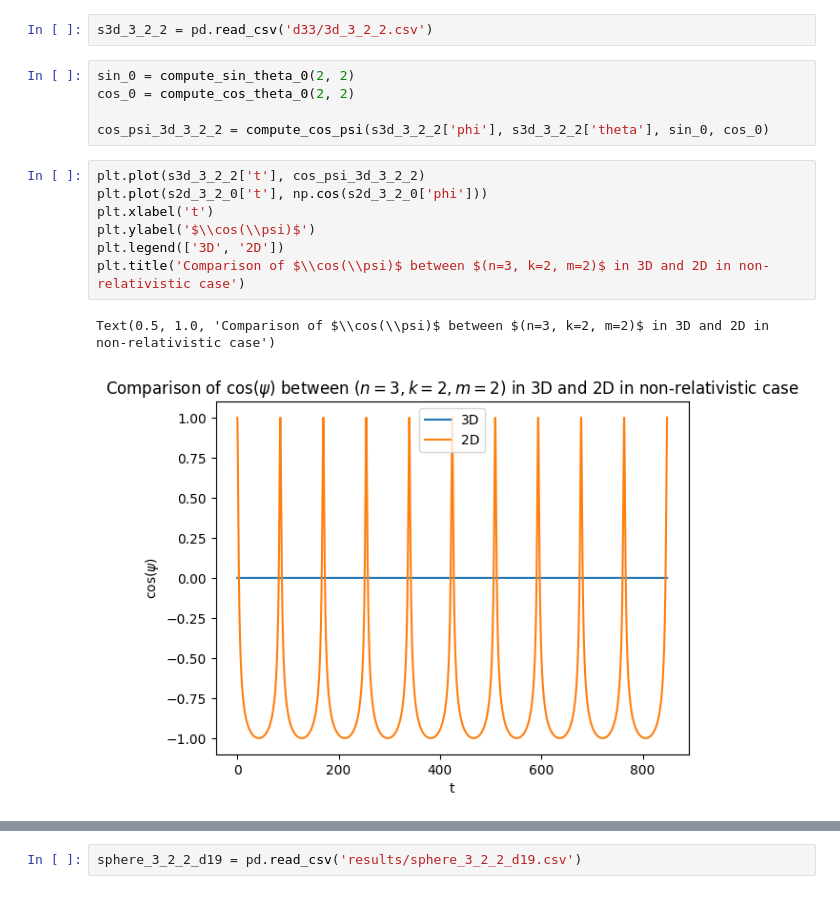
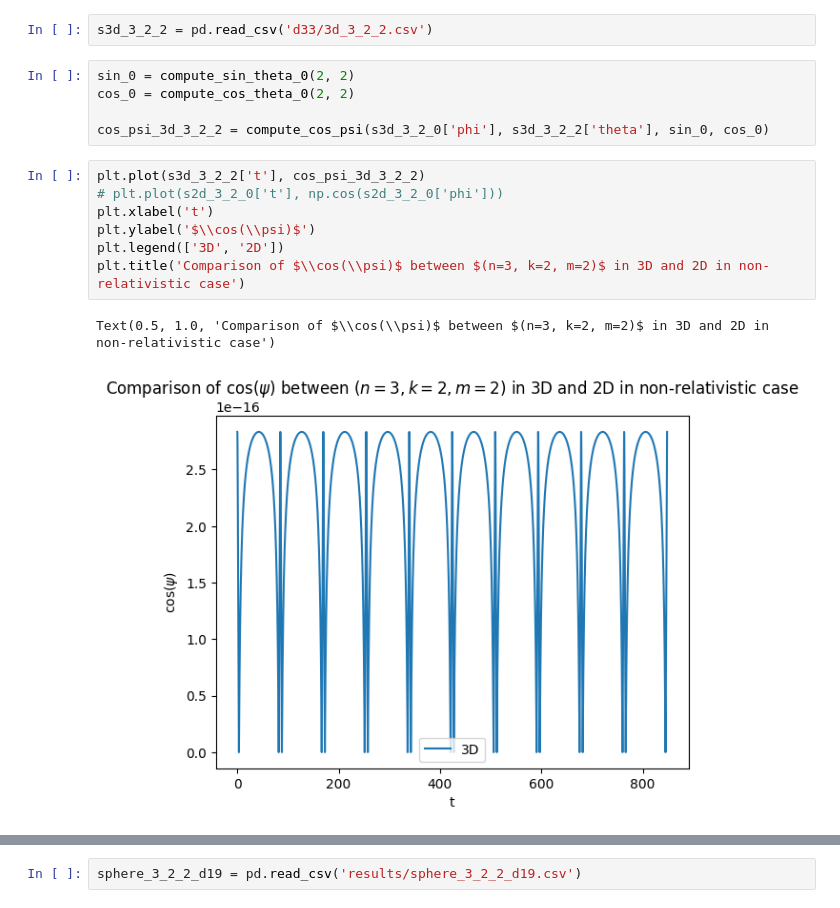
Before and after one commit to musa-salman/BohrAtomSim, a Jupyter notebook: debug/debug_issue_9_0.ipynb, the cells around one changed output, grey strips where cells are left out. Drawn from its saved outputs; the diff is of its cells as text.

```diff
--- a/debug/debug_issue_9_0.ipynb
+++ b/debug/debug_issue_9_0.ipynb
@@ -405,14 +445,14 @@ s3d_3_2_2 = pd.read_csv('d33/3d_3_2_2.csv')
 sin_0 = compute_sin_theta_0(2, 2)
 cos_0 = compute_cos_theta_0(2, 2)
 
-cos_psi_3d_3_2_2 = compute_cos_psi(s3d_3_2_2['phi'], s3d_3_2_2['theta'], sin_0, cos_0)
+cos_psi_3d_3_2_2 = compute_cos_psi(s3d_3_2_0['phi'], s3d_3_2_2['theta'], sin_0, cos_0)
 # %%
 plt.plot(s3d_3_2_2['t'], cos_psi_3d_3_2_2)
-plt.plot(s2d_3_2_0['t'], np.cos(s2d_3_2_0['phi']))
+# plt.plot(s2d_3_2_0['t'], np.cos(s2d_3_2_0['phi']))
 plt.xlabel('t')
 plt.ylabel('$\\cos(\\psi)$')
 plt.legend(['3D', '2D'])
 plt.title('Comparison of $\\cos(\\psi)$ between $(n=3, k=2, m=2)$ in 3D and 2D in non-relativistic case')
 # %% [output]
 Text(0.5, 1.0, 'Comparison of $\\cos(\\psi)$ between $(n=3, k=2, m=2)$ in 3D and 2D in non-relativistic case')
-[figure, old version]
+[figure, new version]
```
Also changed, not shown: parts of 61 cells of this notebook, 15 other files.
